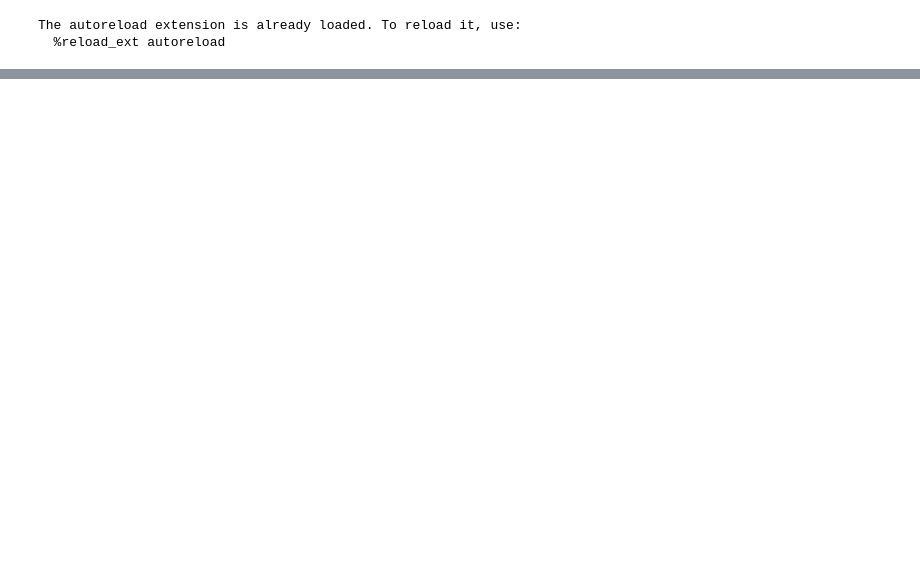
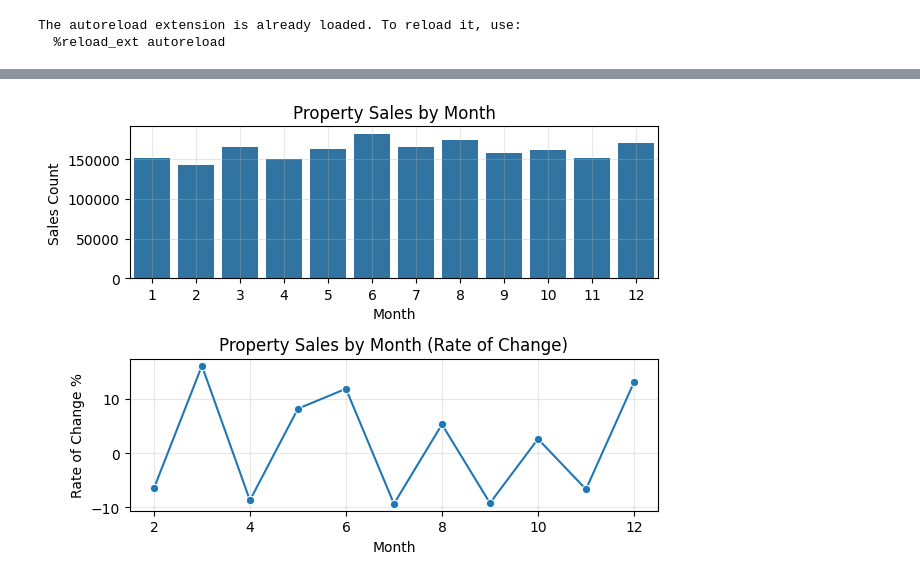
Before and after one commit to GuhGonk/NYC-Rolling-Sales, a Jupyter notebook: main.ipynb, the cells around one changed output, grey strips where cells are left out. Saved outputs shown, nothing was run; the diff lists cells and outputs as text; code cells hidden in the pictures; blank space fills up the shorter version.

```diff
--- a/main.ipynb
+++ b/main.ipynb
@@ -305,0 +344,31 @@ sns.lineplot(
+# %%
+fig, axs = plt.subplots(2,1)
+
+graphs.MatPlot.makePlot(
+    chart='bar',
+    data=monthly_sales,
+    x='month',
+    y='count',
+    title='Property Sales by Month',
+    xlabel='Month',
+    ylabel='Sales Count',
+    leg_on=False,
+    ax = axs[0]
+)
+
+graphs.MatPlot.makePlot(
+    chart='line',
+    data=monthly_sales_roc1,
+    x='month',
+    y='roc',
+    marker='o',
+    title='Property Sales by Month (Rate of Change 1 Period)',
+    xlabel='Month',
+    ylabel='Rate of Change %',
+    leg_on=False,
+    ax = axs[1]
+)
+
+plt.tight_layout()
+# %% [output]
+[figure, added]
```
Also changed, not shown: parts of 32 cells of this notebook, 7 other files.
